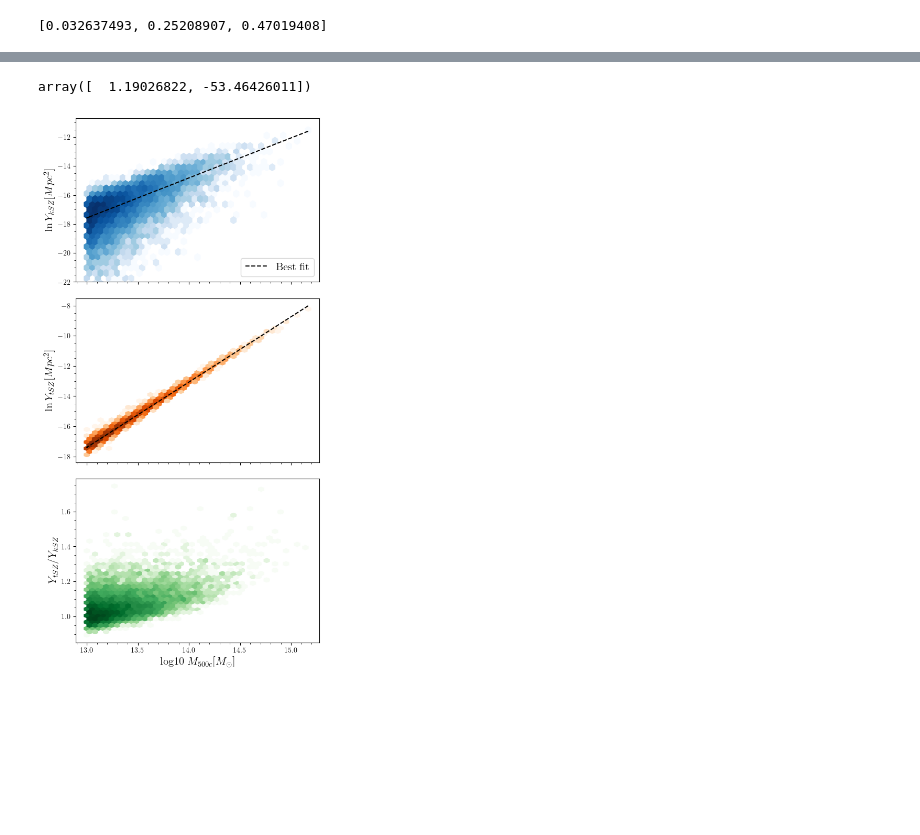
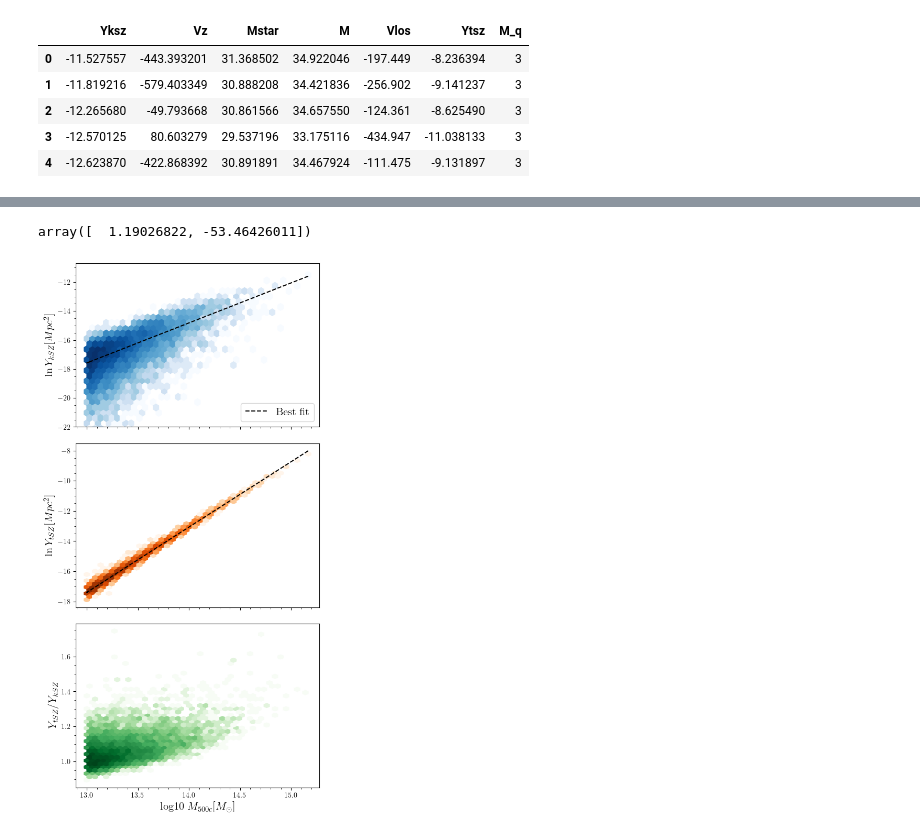
Before and after one commit to antolonappan/kSZscaler, a Jupyter notebook: Notebooks2/test1_r2.ipynb, the cells around one changed output, grey strips where cells are left out. Cells and saved outputs as stored; diff of their text form; code cells hidden in the pictures; blank space fills up the shorter version.

```diff
--- a/Notebooks2/test1_r2.ipynb
+++ b/Notebooks2/test1_r2.ipynb
@@ -51,10 +51,6 @@ a_116 = Analysis(boxno,'116','')
 a_096 = Analysis(boxno,'096','')
 # %%
 z_arr = [a_140.scaling.z,a_116.scaling.z,a_096.scaling.z]
-# %%
-z_arr
-# %% [output]
-[0.032637493, 0.25208907, 0.47019408]
 # %%
 df_140 = a_140.get_dataframe()
 df_116 = a_116.get_dataframe()
@@ -63,3 +59,12 @@ df_096 = a_096.get_dataframe()
 df_140_m = data_manupulation(df_140)
 df_116_m = data_manupulation(df_116)
 df_096_m = data_manupulation(df_096)
+# %%
+df_140_m.head()
+# %% [output]
+|  | Yksz | Vz | Mstar | M | Vlos | Ytsz | M_q |
+| 0 | -11.527557 | -443.393201 | 31.368502 | 34.922046 | -197.449 | -8.236394 | 3 |
+| 1 | -11.819216 | -579.403349 | 30.888208 | 34.421836 | -256.902 | -9.141237 | 3 |
+| 2 | -12.265680 | -49.793668 | 30.861566 | 34.657550 | -124.361 | -8.625490 | 3 |
+| 3 | -12.570125 | 80.603279 | 29.537196 | 33.175116 | -434.947 | -11.038133 | 3 |
+| 4 | -12.623870 | -422.868392 | 30.891891 | 34.467924 | -111.475 | -9.131897 | 3 |
```
Also changed, not shown: parts of 3 cells of this notebook, 1 other file.
